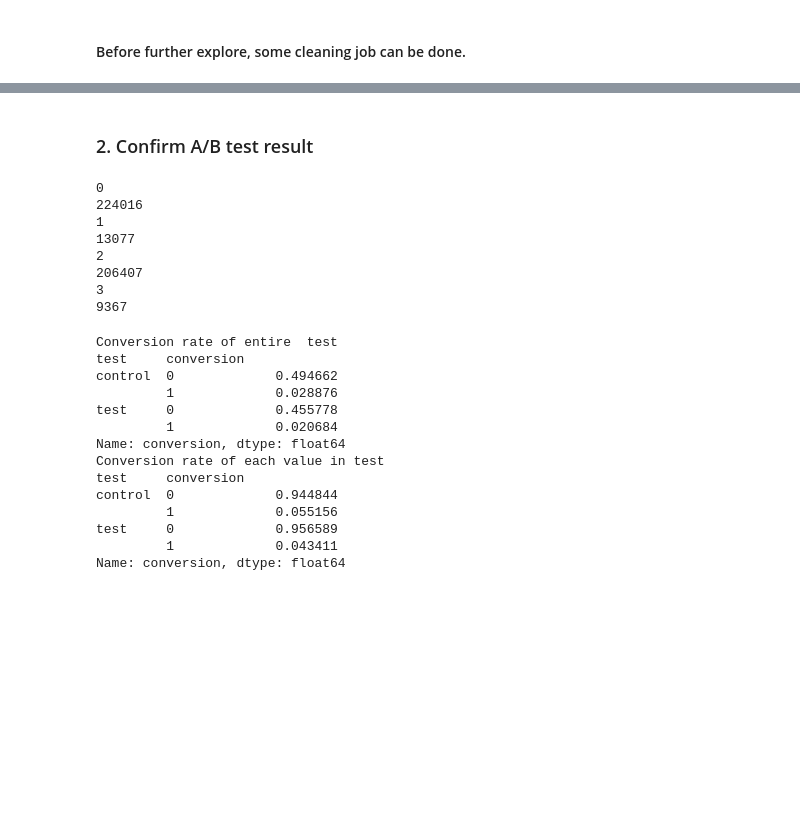
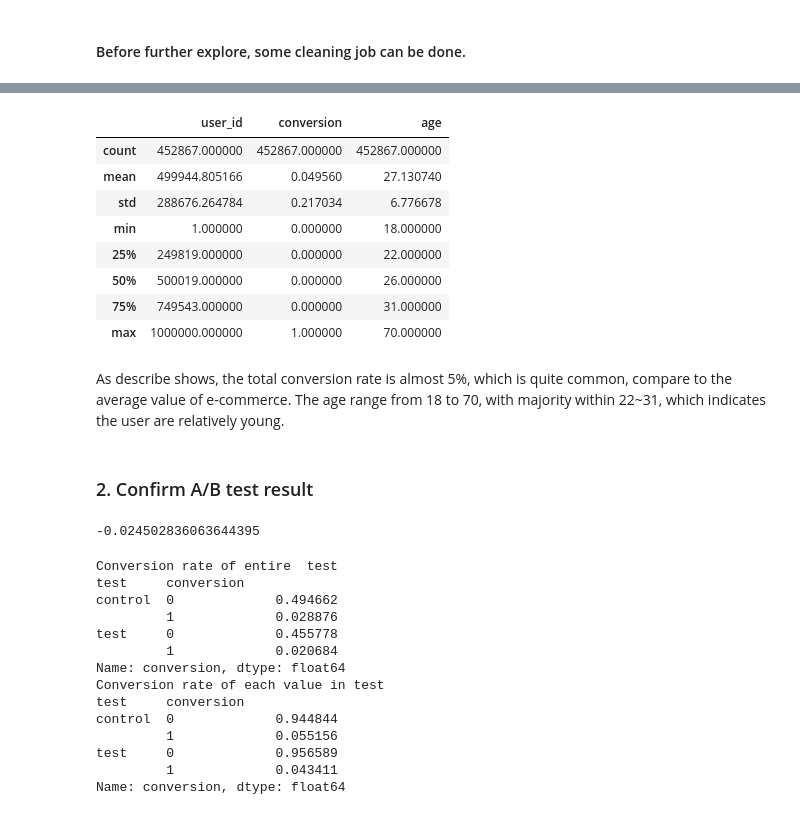
Before and after one commit to joyceft/TakeHomeDataChallenge, a Jupyter notebook: ABTesting/Spanish_ABtesting.ipynb, the cells around one changed output, grey strips where cells are left out. Cells and saved outputs as stored; diff of their text form; code cells hidden in the pictures; blank space fills up the shorter version.

```diff
--- a/ABTesting/Spanish_ABtesting.ipynb
+++ b/ABTesting/Spanish_ABtesting.ipynb
@@ -242,3 +242,17 @@ test_user.sample(8)
+# %%
+test_user.describe()
+# %% [output]
+|  | user_id | conversion | age |
+| count | 452867.000000 | 452867.000000 | 452867.000000 |
+| mean | 499944.805166 | 0.049560 | 27.130740 |
+| std | 288676.264784 | 0.217034 | 6.776678 |
+| min | 1.000000 | 0.000000 | 18.000000 |
+| 25% | 249819.000000 | 0.000000 | 22.000000 |
+| 50% | 500019.000000 | 0.000000 | 26.000000 |
+| 75% | 749543.000000 | 0.000000 | 31.000000 |
+| max | 1000000.000000 | 1.000000 | 70.000000 |
+# %% [markdown]
+As describe shows, the total conversion rate is almost 5%, which is quite common, compare to the average value of e-commerce. The age range from 18 to 70, with majority within 22~31, which indicates the user are relatively young.
 # %% [markdown]
 ### 2. Confirm A/B test result
 # %%
@@ -261,19 +275,10 @@ def confirm_result(df, var):
     print((df.groupby([var])['conversion'].value_counts()/df[var].count()).head())
     print('Conversion rate of each value in', var)
     print((df.groupby([var])['conversion'].value_counts()/(df.groupby([var])['conversion'].count())).head())
-# %%
-for i,v in enumerate(test_user.groupby('test')['conversion'].value_counts()):
-    print(i)
-    print(v)
-# %% [output]
-0
-224016
-1
-13077
-2
-206407
-3
-9367
+# %%
+test_user.groupby('test')['conversion'].agg(np.std).diff()[1]
+# %% [output]
+-0.024502836063644395
 # %%
 # 2.1 Conversion rate in control and test group
 confirm_result(test_user, 'test')
```
Also changed, not shown: parts of 22 cells of this notebook.
